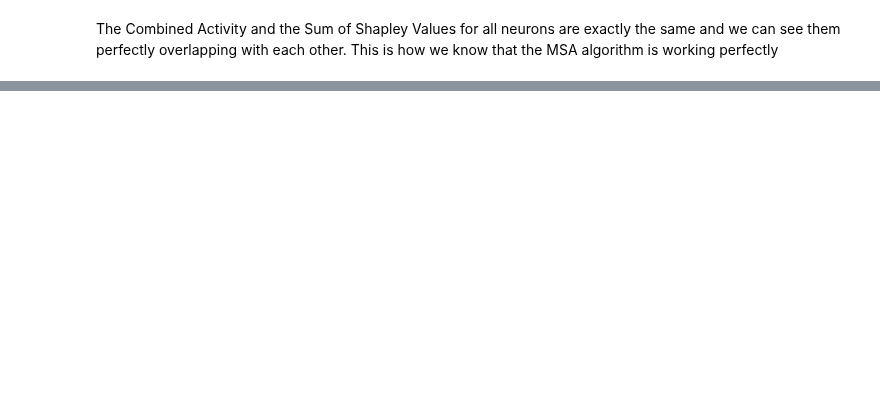
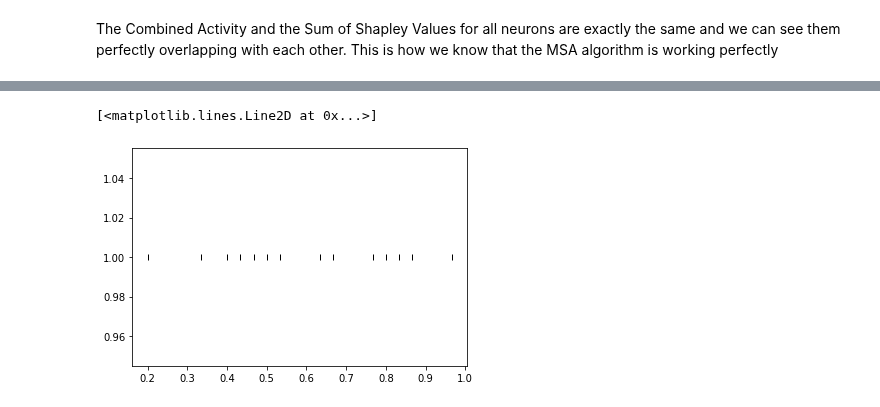
Before and after one commit to kuffmode/msa, a Jupyter notebook: docs/examples/MSA TimeSeries.ipynb, the cells around one changed output, grey strips where cells are left out. Saved outputs shown, nothing was run; the diff lists cells and outputs as text; code cells hidden in the pictures; blank space fills up the shorter version.

```diff
--- a/docs/examples/MSA TimeSeries.ipynb
+++ b/docs/examples/MSA TimeSeries.ipynb
@@ -205,2 +209,6 @@ plt.savefig(f"{FIG_PATH}reconstructing_hard.pdf",dpi=300,bbox_inches='tight')
 # %% [markdown]
 The Combined Activity and the Sum of Shapley Values for all neurons are exactly the same and we can see them perfectly overlapping with each other. This is how we know that the MSA algorithm is working perfectly
+# %%
+sampling_rate = 30
+sampling_interval = 1/sampling_rate
+timestamps = np.arange(0, 1, sampling_interval)
@@ -206,0 +244,15 @@ The Combined Activity and the Sum of Shapley Values for all neurons are exactly
+# %%
+def combine_activity(complement):
+    spike_trains_lesioned = spike_trains.copy()
+    spike_trains_lesioned[complement, :] = 0
+
+    out = np.zeros(sampling_rate)
+    for i, mode in enumerate(combine_modes):
+        if mode=="Equivalence":
+            out[i] = np.all(spike_trains_lesioned[:, i])
+        elif mode=="Association":
+            out[i] = np.any(spike_trains_lesioned[:, i])
+        elif mode=="Mutual Inhibition":
+            out[i] = (spike_trains_lesioned[:, i].sum() == 2) or (spike_trains_lesioned[:, i].sum() == 0)
+
+    return out
@@ -206,0 +269,6 @@ The Combined Activity and the Sum of Shapley Values for all neurons are exactly
+# %%
+total_activity = combine_activity([])
+plt.plot(timestamps[total_activity==1], total_activity[total_activity==1], "k|")
+# %% [output]
+[<matplotlib.lines.Line2D at 0x...>]
+[figure, added]
```
Also changed, not shown: parts of 13 cells of this notebook.
